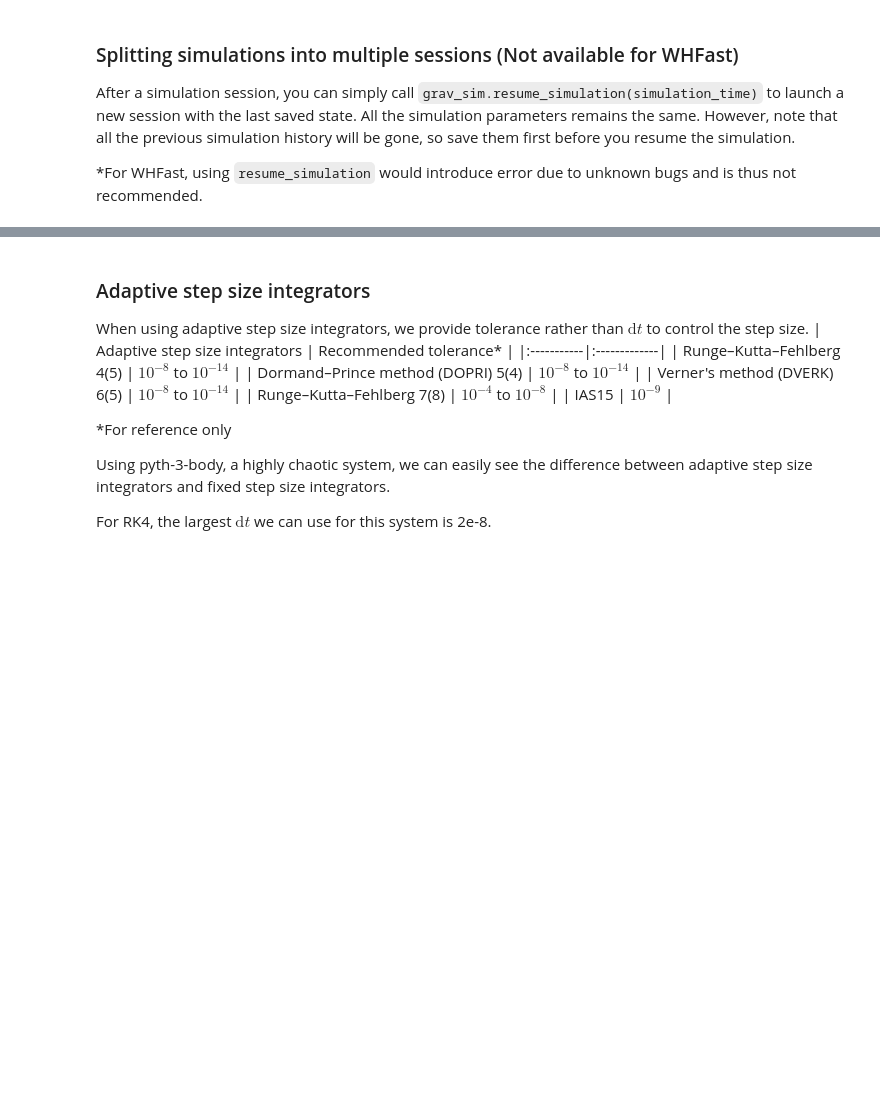
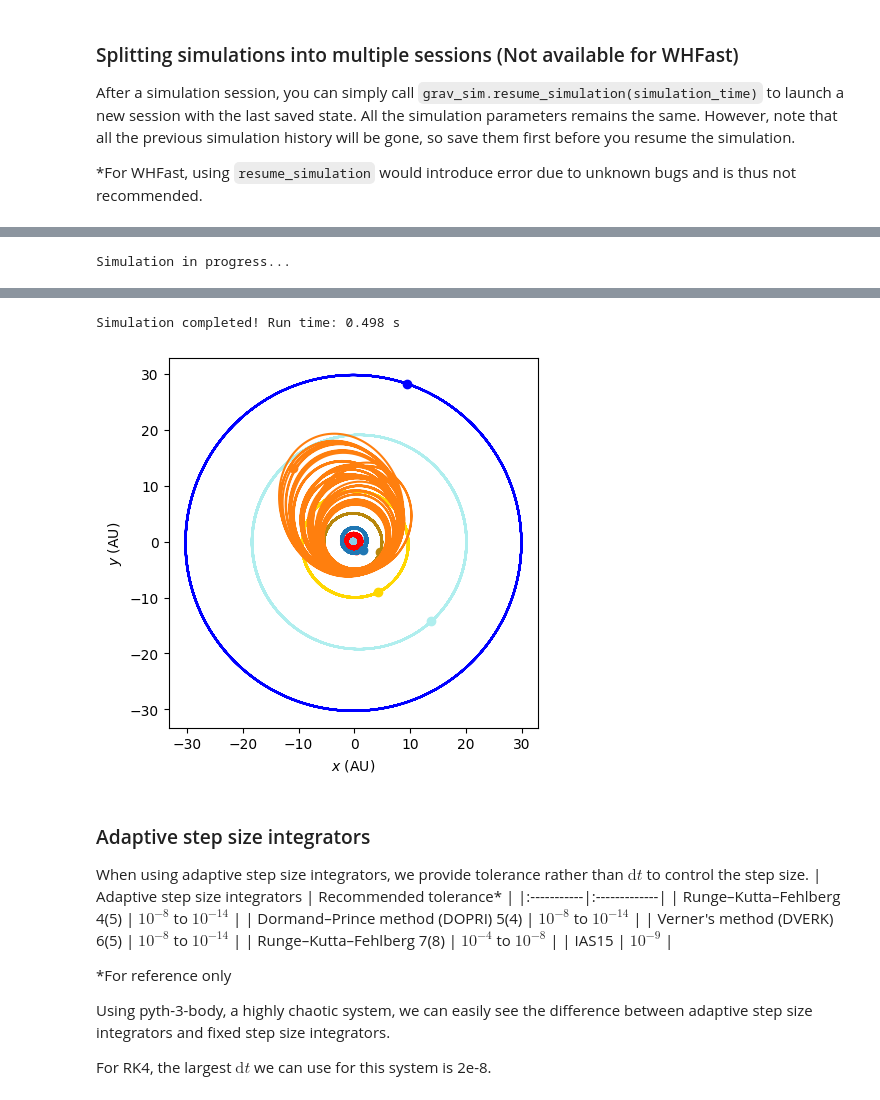
Before and after one commit to alvinng4/Gravity-Simulator, a Jupyter notebook: examples/tutorial.ipynb, the cells around one changed output, grey strips where cells are left out. Saved outputs shown, nothing was run; the diff lists cells and outputs as text; code cells hidden in the pictures; blank space fills up the shorter version.

```diff
--- a/examples/tutorial.ipynb
+++ b/examples/tutorial.ipynb
@@ -213,9 +270,10 @@ However, note that all the previous simulation history will be gone, so save the
 
 *For WHFast, using `resume_simulation` would introduce error due to unknown bugs and is thus not recommended.
 # %%
-grav_sim.resume_simulation(tf=grav_sim.years_to_days(2000.0))
+sol_state, sol_time, sol_dt = grav_sim.resume_simulation(tf=grav_sim.years_to_days(2000.0))
 
 grav_sim.plot_2d_trajectory(
+    sol_state,
     colors=[
         "orange",
         "slategrey",
@@ -229,6 +287,5 @@ grav_sim.plot_2d_trajectory(
         None,
         None,
     ],
-    labels=system.objects_names,
-    legend=True,
 )
+# %% [output]
@@ -234,0 +293 @@ grav_sim.plot_2d_trajectory(
+Simulation in progress...
@@ -235,3 +296,5 @@ grav_sim.plot_2d_trajectory(
+Simulation completed! Run time: 0.498 s
+[figure, added]
 # %% [markdown]
 ### Adaptive step size integrators
 
```
Also changed, not shown: parts of 17 cells of this notebook.
